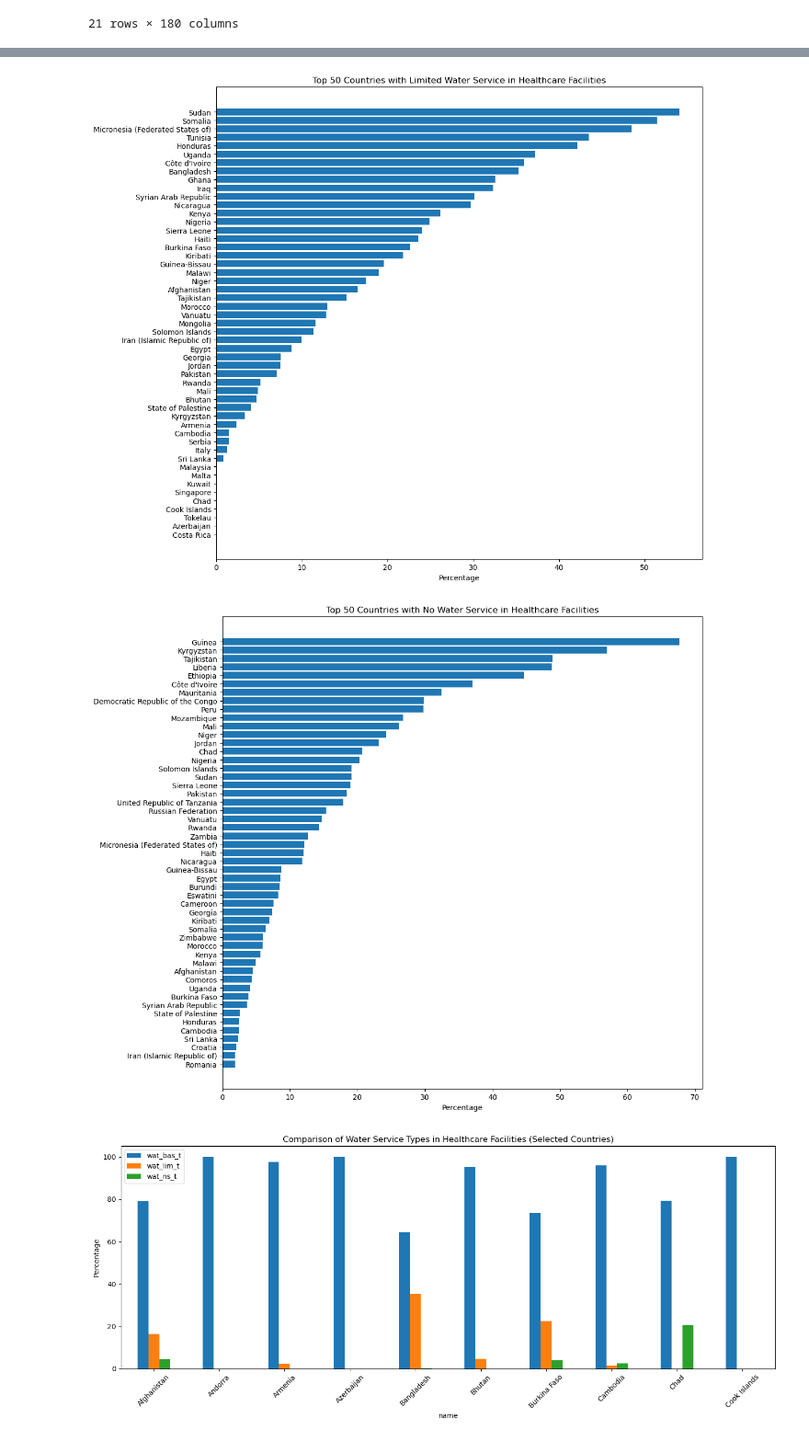
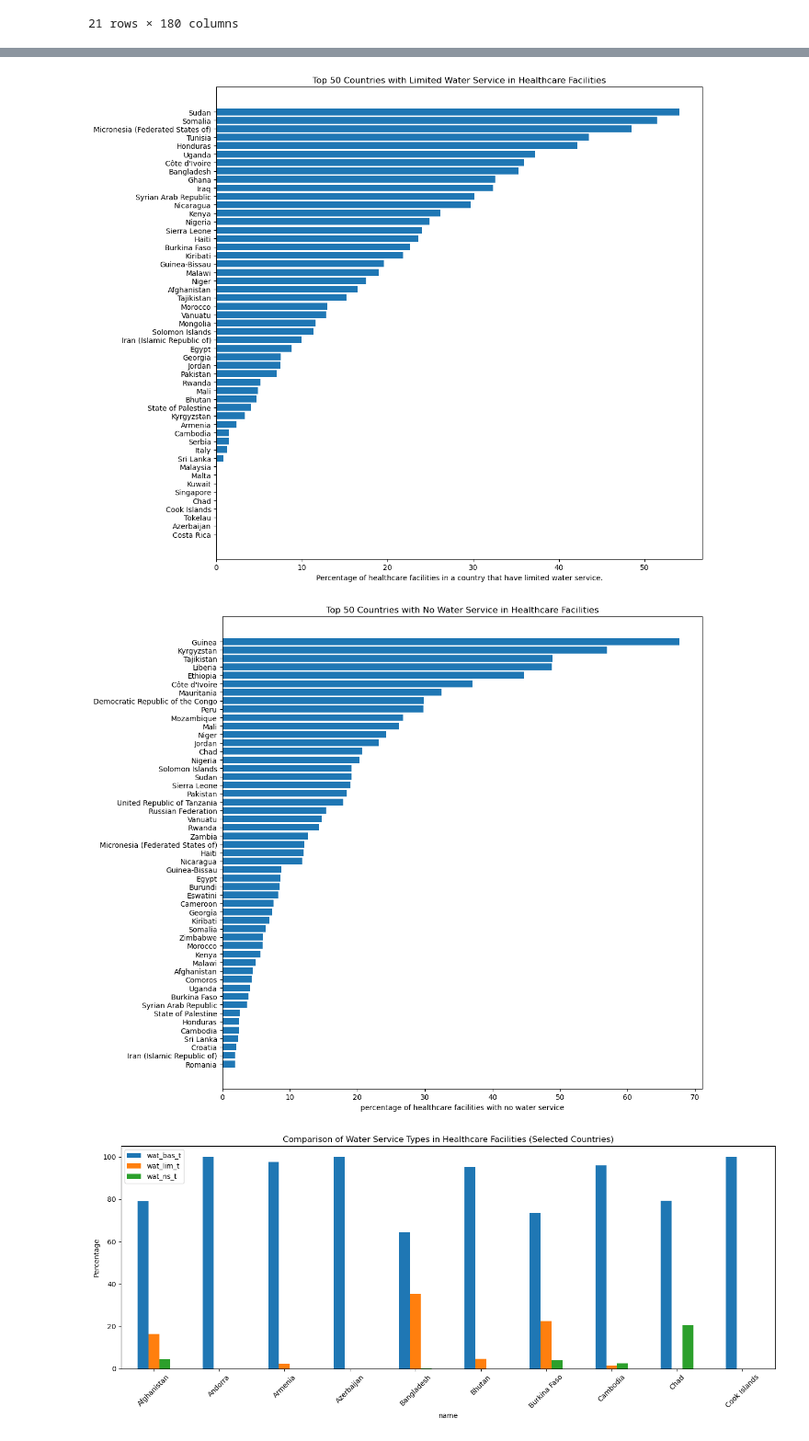
Before and after one commit to AquaLens/capstone, a Jupyter notebook: Data_Visualizations/data/JMP.ipynb, the cells around one changed output, grey strips where cells are left out. Shown at 92% size. Drawn from its saved outputs; the diff is of its cells as text; code cells hidden in the pictures.

```diff
--- a/Data_Visualizations/data/JMP.ipynb
+++ b/Data_Visualizations/data/JMP.ipynb
@@ -53,33 +53,33 @@ plt.show()
 # %%
 # Top 50 Countries with Limited Water Service
 # Drop missing values and sort for top 50
 top_limited = df[['name', 'wat_lim_t']].dropna()
 top_limited = top_limited.sort_values(by='wat_lim_t', ascending=False).head(51)
 
 # Plot
 plt.figure(figsize=(12, 10))
 plt.barh(top_limited['name'], top_limited['wat_lim_t'])
-plt.xlabel("Percentage")
+plt.xlabel("Percentage of healthcare facilities in a country that have limited water service.")
 plt.title("Top 50 Countries with Limited Water Service in Healthcare Facilities")
 plt.gca().invert_yaxis()
 plt.tight_layout()
 plt.show()
 # %% [output]
-[figure, old version]
+[figure, new version]
 # %%
 #  Top 50 Countries with No Water Service
-# Drop missing values and sort for top 10
+# Drop missing values and sort for top 50
 top_none = df[['name', 'wat_ns_t']].dropna()
 top_none = top_none.sort_values(by='wat_ns_t', ascending=False).head(51)
 
 # Plot
 plt.figure(figsize=(12, 10))
 plt.barh(top_none['name'], top_none['wat_ns_t'])
-plt.xlabel("Percentage")
+plt.xlabel("percentage of healthcare facilities with no water service")
 plt.title("Top 50 Countries with No Water Service in Healthcare Facilities")
 plt.gca().invert_yaxis()
 plt.tight_layout()
 plt.show()
 # %% [output]
-[figure, old version]
+[figure, new version]
 # %%
```
Also changed, not shown: parts of 2 cells of this notebook, 6 other files.
